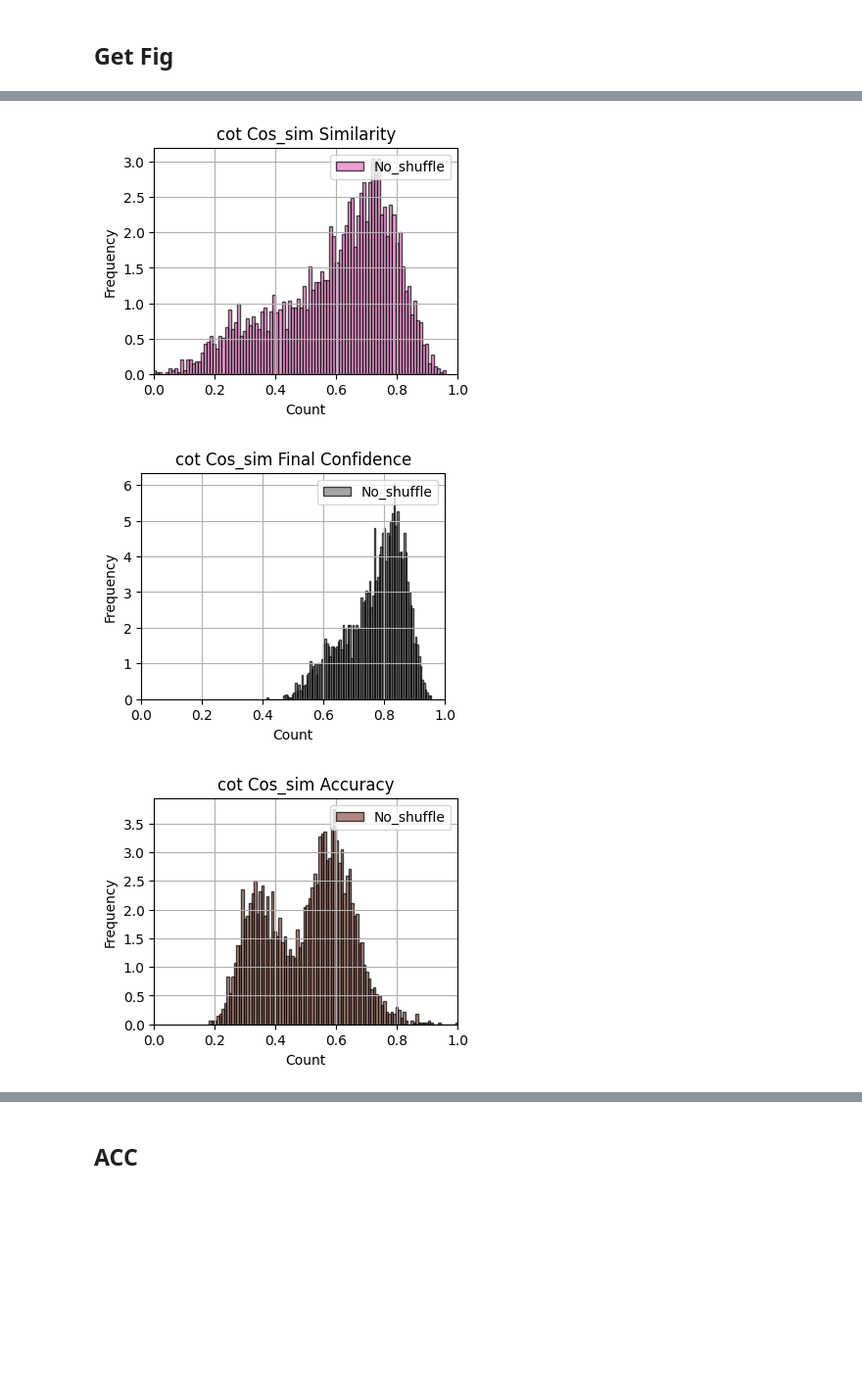
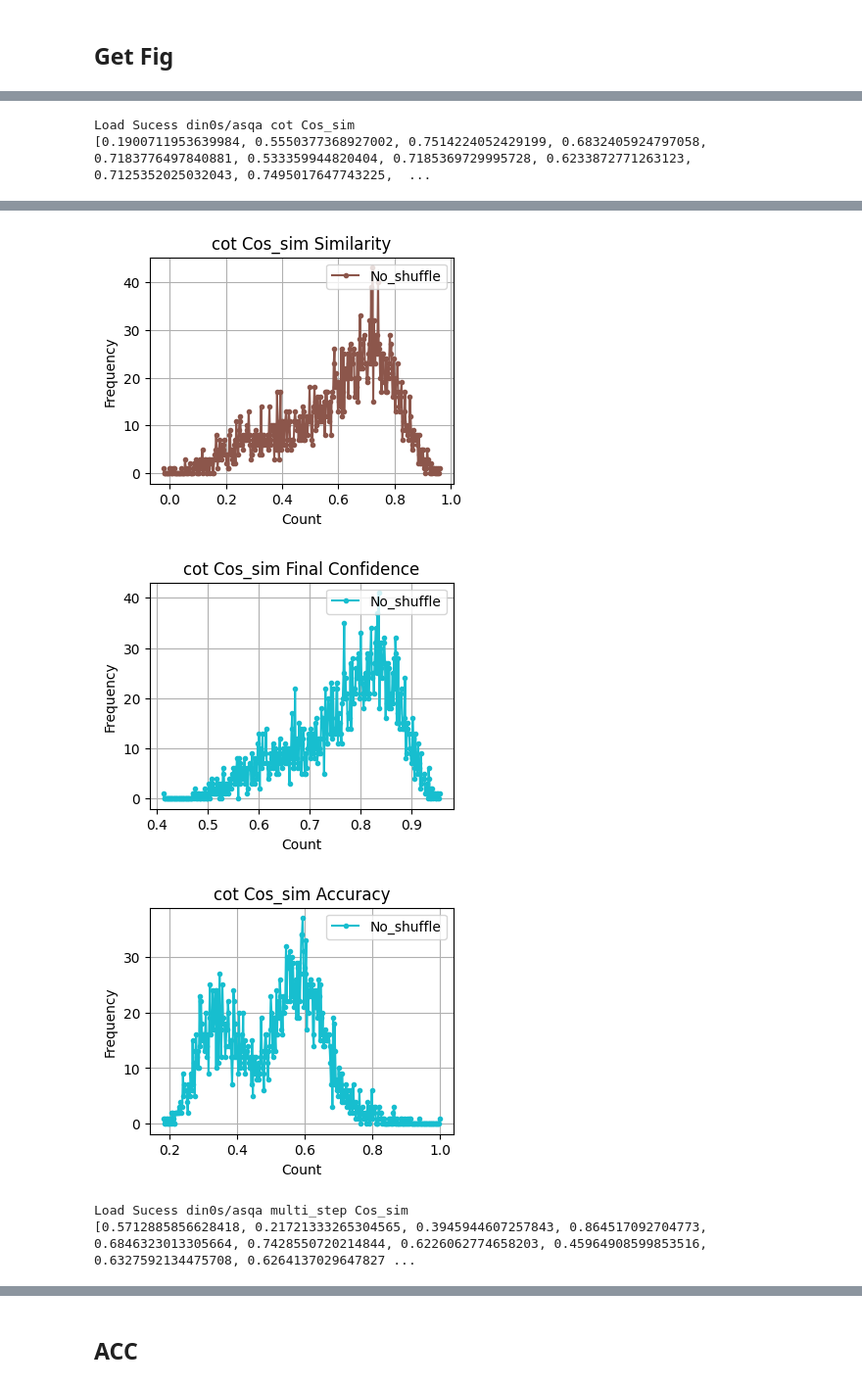
Before and after one commit to Qmaoboy/Confidence-is-all-you-need, a Jupyter notebook: pre_experiment.ipynb, the cells around one changed output, grey strips where cells are left out. Shown at 98% size. Drawn from its saved outputs; the diff is of its cells as text; code cells hidden in the pictures; blank space fills up the shorter version.

```diff
--- a/pre_experiment.ipynb
+++ b/pre_experiment.ipynb
@@ -186,6 +186,35 @@ def show_histogram_graph(vector,title,File_name,stretagy="",sim="",datafile_name
     # plt.show()
     plt.clf
 
+def show_plot_graph(vector,title,File_name,stretagy="",sim="",datafile_name="",label=""):
+    os.makedirs(f"PACE/picture/histogram/{File_name}",exist_ok=True)
+    # Plot histogram
+    plt.figure(figsize=(4, 3))
+    colors=plt.rcParams['axes.prop_cycle'].by_key()['color']
+    random.shuffle(colors)
+    # vector=sorted(vector)
+    counts, bin_edges = np.histogram(vector, bins=len(vector)//10)
+
+    # 計算每個柱的中心點
+    bin_centers = (bin_edges[:-1] + bin_edges[1:]) / 2
+
+    # plt.hist(vector, bins=30, alpha=0.3, color='gray', edgecolor='black')
+
+    plt.plot(bin_centers,counts, marker='.',linestyle='-', color=colors[random.randint(0,len(colors)-1)],label=label)
+    # Add a title and labels
+    plt.title(f'{title}')
+    plt.xlabel('Count')
+    plt.ylabel('Frequency')
+    # plt.ylim(0,1)
+    # Add a grid
+    plt.grid(True)
+    plt.legend(loc='upper right')
+    # Show plot
+    plt.savefig(f"PACE/picture/histogram/{File_name}/{datafile_name}.png")
+    plt.show()
+    plt.clf
+
+
 def Update_Fig(activate_time,shuffle):
     isshuffle_str="shuffle" if shuffle else "No_shuffle"
     datapaht=f"./PACE/response_result/Evaluate_Result_{activate_time}_{isshuffle_str}.json"
@@ -204,21 +233,22 @@ def Update_Fig(activate_time,shuffle):
         for dataset in datasets:
             for dd in data:
                 for k in stretagy:
-                    conf_list,Final_conf_list,simi_list,acc_list=[],[],[],[]
+                    # conf_list,Final_conf_list,simi_list,acc_list=[],[],[],[]
                     if dd['dataset']==dataset and dd['sim_model']==sim and dd['Stratagy']==k and dd['acc_model']==acc_model:
                         print(f"Load Sucess {dataset} {k} {sim}")
-                        conf_list.append(dd['Conf'])
-                        Final_conf_list.append(dd['Pace_Conf'])
-                        simi_list.append(dd['Simi'])
-                        acc_list.append(dd['Accuracy'])
+                        # conf_list.append(dd['Conf'])
+                        # Final_conf_list.append(dd['Pace_Conf'])
+                        # simi_list.append(dd['Simi'])
+                        # acc_list.append(dd['Accuracy'])
                         dataset_path=dataset.replace("/","_")
-                        show_histogram_graph([conf_list],File_name=f"{activate_time}_{isshuffle_str}",title=f"{k} {sim} Confidence",stretagy=k,sim=f"{sim}",datafile_name=f"{dataset_path}_{isshuffle_str}_{sim}_{k}_Confidence",label=[f"{isshuffle_str}"])
+                        print(dd['Simi'])
+                        show_plot_graph(dd['Conf'],File_name=f"{activate_time}_{isshuffle_str}",title=f"{k} {sim} Confidence",stretagy=k,sim=f"{sim}",datafile_name=f"{dataset_path}_{isshuffle_str}_{sim}_{k}_Confidence",label=f"{isshuffle_str}")
 
-                        show_histogram_graph([simi_list],File_name=f"{activate_time}_{isshuffle_str}",title=f"{k} {sim} Similarity",stretagy=k,sim=f"{sim}",datafile_name=f"{dataset_path}_{isshuffle_str}_{sim}_{k}_Similarity",label=[f"{isshuffle_str}"])
+                        show_plot_graph(dd['Simi'],File_name=f"{activate_time}_{isshuffle_str}",title=f"{k} {sim} Similarity",stretagy=k,sim=f"{sim}",datafile_name=f"{dataset_path}_{isshuffle_str}_{sim}_{k}_Similarity",label=f"{isshuffle_str}")
 
-                        show_histogram_graph([Final_conf_list],File_name=f"{activate_time}_{isshuffle_str}",title=f"{k} {sim} Final Confidence",stretagy=k,sim=f"{sim}",datafile_name=f"{dataset_path}_{isshuffle_str}_{sim}_{k}_PACE_Confidence",label=[f"{isshuffle_str}"])
+                        show_plot_graph(dd['Pace_Conf'],File_name=f"{activate_time}_{isshuffle_str}",title=f"{k} {sim} Final Confidence",stretagy=k,sim=f"{sim}",datafile_name=f"{dataset_path}_{isshuffle_str}_{sim}_{k}_PACE_Confidence",label=f"{isshuffle_str}")
 
-                        show_histogram_graph([acc_list],File_name=f"{activate_time}_{isshuffle_str}",title=f"{k} {sim} Accuracy",stretagy=k,sim=f"{sim}",datafile_name=f"{dataset_path}_{isshuffle_str}_{sim}_{k}_Accuracy",label=[f"{isshuffle_str}"])
+                        show_plot_graph(dd['Accuracy'],File_name=f"{activate_time}_{isshuffle_str}",title=f"{k} {sim} Accuracy",stretagy=k,sim=f"{sim}",datafile_name=f"{dataset_path}_{isshuffle_str}_{sim}_{k}_Accuracy",label=f"{isshuffle_str}")
 
 Update_Fig("20240601",False)
 # %% [output]
@@ -231,0 +261,2 @@ Load Sucess din0s/asqa multi_step Cos_sim
+Load Sucess din0s/asqa cot Cos_sim
+[0.1900711953639984, 0.5550377368927002, 0.7514224052429199, 0.6832405924797058, 0.7183776497840881, 0.533359944820404, 0.7185369729995728, 0.6233872771263123, 0.7125352025032043, 0.7495017647743225,  ...
@@ -233,3 +264,5 @@ Load Sucess din0s/asqa multi_step Cos_sim
-[figure, old version]
+[figure, new version]
-[figure, old version]
+[figure, new version]
-[figure, old version]
+[figure, new version]
+Load Sucess din0s/asqa multi_step Cos_sim
+[0.5712885856628418, 0.21721333265304565, 0.3945944607257843, 0.864517092704773, 0.6846323013305664, 0.7428550720214844, 0.6226062774658203, 0.45964908599853516, 0.6327592134475708, 0.6264137029647827 ...
```
Also changed, not shown: parts of 1 cell of this notebook, 22 other files.
